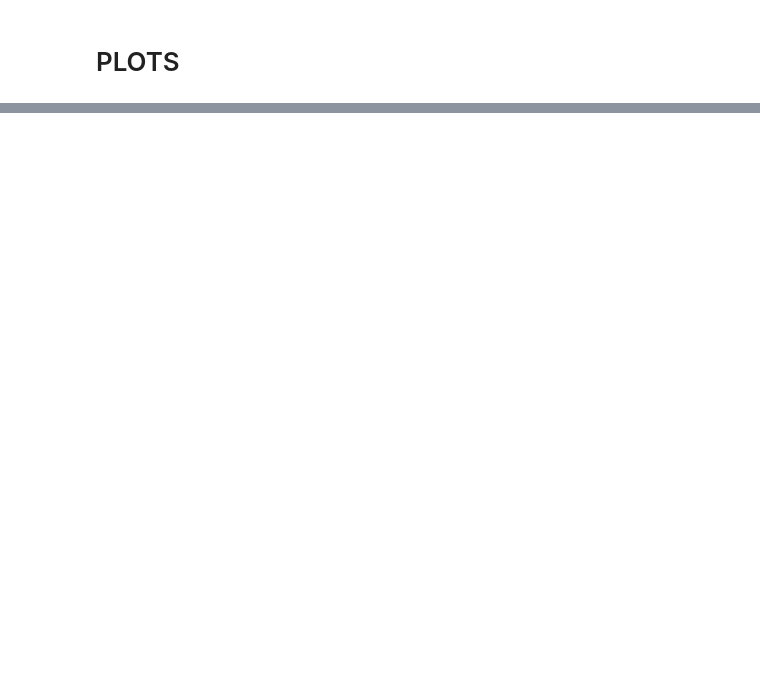
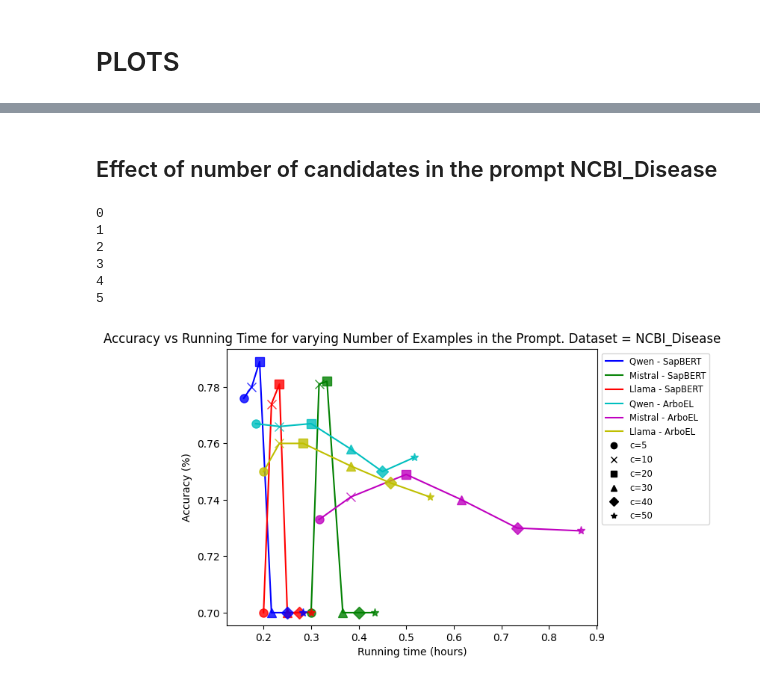
Before and after one commit to ChristopheYe/llm_disambiguator, a Jupyter notebook: experiments/LLM_disambiguator.ipynb, the cells around one changed output, grey strips where cells are left out. Drawn from its saved outputs; the diff is of its cells as text; code cells hidden in the pictures; blank space fills up the shorter version.

```diff
--- a/experiments/LLM_disambiguator.ipynb
+++ b/experiments/LLM_disambiguator.ipynb
@@ -1214,0 +1546,69 @@ gpt4o_run_time = [12]
+# %% [markdown]
+## Effect of number of candidates in the prompt NCBI_Disease
+# %%
+llama_acc_sapbert = [0.7, 0.774, 0.781, 0.7, 0.7, 0.7]
+llama_time_sapbert = [12/60, 13/60, 14/60, 15/60, 16.5/60, 18/60]
+
+mistral_acc_sapbert = [0.7, 0.781, 0.782, 0.7, 0.7, 0.7]
+mistral_time_sapbert = [18/60, 19/60, 20/60, 22/60, 24/60, 26/60]
+
+qwen_acc_sapbert = [0.776, 0.780, 0.789, 0.7, 0.7, 0.7]
+qwen_time_sapbert = [9.5/60, 10.5/60, 11.5/60, 13/60, 15/60, 17/60]
+
+llama_acc_arboel = [0.750, 0.760, 0.760, 0.752, 0.746, 0.741]
+llama_time_arboel = [12/60, 14/60, 17/60, 23/60, 28/60, 33/60]
+
+mistral_acc_arboel = [0.733, 0.741, 0.749, 0.740, 0.730, 0.729]
+mistral_time_arboel = [19/60, 23/60, 30/60, 37/60, 44/60, 52/60]
+
+qwen_acc_arboel = [0.767, 0.766, 0.767, 0.758, 0.750, 0.755]
+qwen_time_arboel = [11/60, 14/60, 18/60, 23/60, 27/60, 31/60]
+
+# Markers for each point index
+markers = ['o', 'x', 's', '^', 'D', '*']  # Circle, cross, square, triangle, diamond, star
+marker_meanings = ['c=5', 'c=10', 'c=20', 'c=30', 'c=40', 'c=50']
+colors = ['b', 'g', 'r', 'c', 'm', 'y', 'k', 'orange', 'purple', 'brown']
+
+# Create figure and axes
+fig, ax = plt.subplots()
+
+# Plot entire curves to connect the points with lines
+ax.plot(qwen_time_sapbert, qwen_acc_sapbert, color=colors[0], linestyle='-', label='Qwen - SapBERT')
+ax.plot(mistral_time_sapbert, mistral_acc_sapbert, color=colors[1], linestyle='-', label='Mistral - SapBERT')
+ax.plot(llama_time_sapbert, llama_acc_sapbert, color=colors[2], linestyle='-', label='Llama - SapBERT')
+
+ax.plot(qwen_time_arboel, qwen_acc_arboel, color=colors[3], linestyle='-', label='Qwen - ArboEL')
+ax.plot(mistral_time_arboel, mistral_acc_arboel, color=colors[4], linestyle='-', label='Mistral - ArboEL')
+ax.plot(llama_time_arboel, llama_acc_arboel, color=colors[5], linestyle='-', label='Llama - ArboEL')
+
+# Plot each point separately with shared markers for the same index across curves
+for i in range(len(qwen_time_arboel)):
+    ax.plot(qwen_time_sapbert[i], qwen_acc_sapbert[i], marker=markers[i], color=colors[0], linestyle='None', alpha=0.8, markersize=8)
+    ax.plot(mistral_time_sapbert[i], mistral_acc_sapbert[i], marker=markers[i], color=colors[1], linestyle='None', alpha=0.8, markersize=8)
+    ax.plot(llama_time_sapbert[i], llama_acc_sapbert[i], marker=markers[i], color=colors[2], linestyle='None', alpha=0.8, markersize=8)
+    ax.plot(qwen_time_arboel[i], qwen_acc_arboel[i], marker=markers[i], color=colors[3], linestyle='None', alpha=0.8, markersize=8)
+    ax.plot(mistral_time_arboel[i], mistral_acc_arboel[i], marker=markers[i], color=colors[4], linestyle='None', alpha=0.8, markersize=8)
+    ax.plot(llama_time_arboel[i], llama_acc_arboel[i], marker=markers[i], color=colors[5], linestyle='None', alpha=0.8, markersize=8)
+
+# Add separate legend entries for each marker type
+for i, meaning in enumerate(marker_meanings):
+    ax.plot([], [], marker=markers[i], color='black', linestyle='None', label=meaning)
+
+# Adding labels and title
+ax.set_xlabel('Running time (hours)')
+ax.set_ylabel('Accuracy (%)')
+ax.set_title('Accuracy vs Running Time for varying Number of Examples in the Prompt. Dataset = NCBI_Disease')
+
+# Adding a legend
+ax.legend(loc='upper left', bbox_to_anchor=(1, 1), fontsize='small')
+
+# Display the plot
+plt.show()
+# %% [output]
+0
+1
+2
+3
+4
+5
+[figure, added]
```
Also changed, not shown: parts of 59 cells of this notebook, 5 other files.
